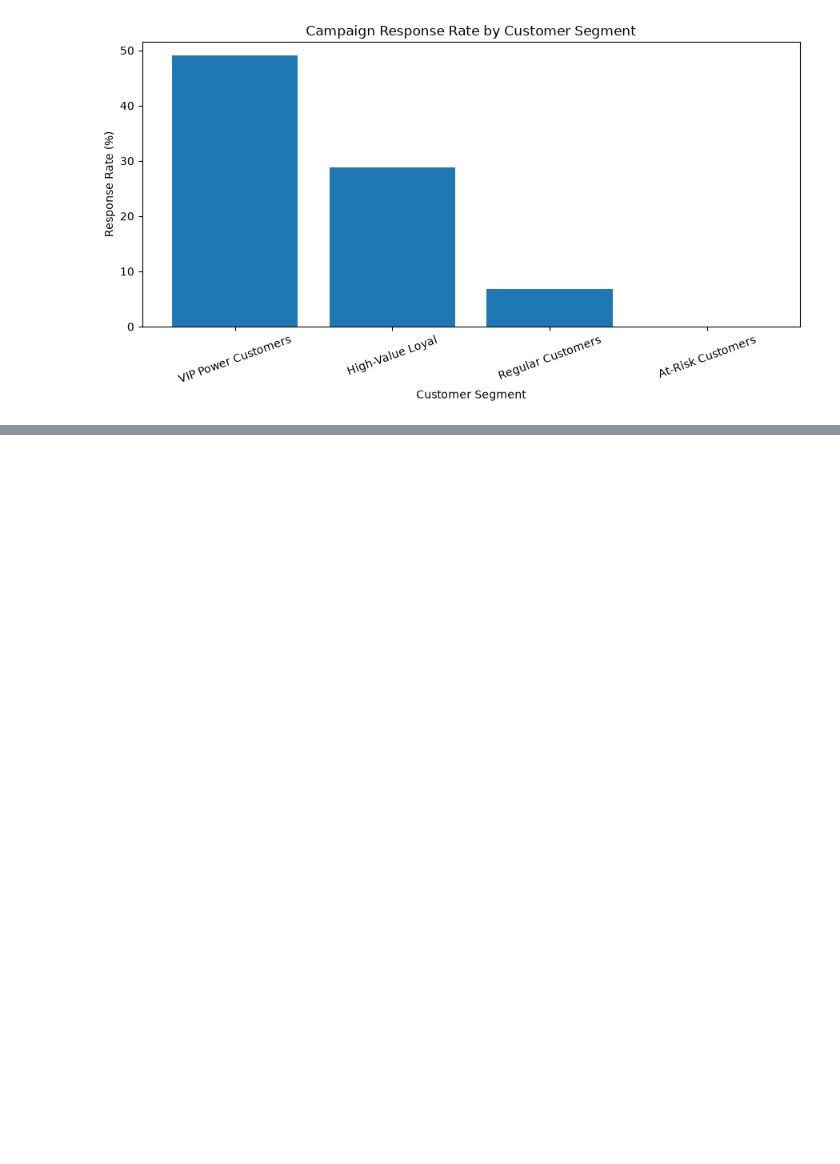
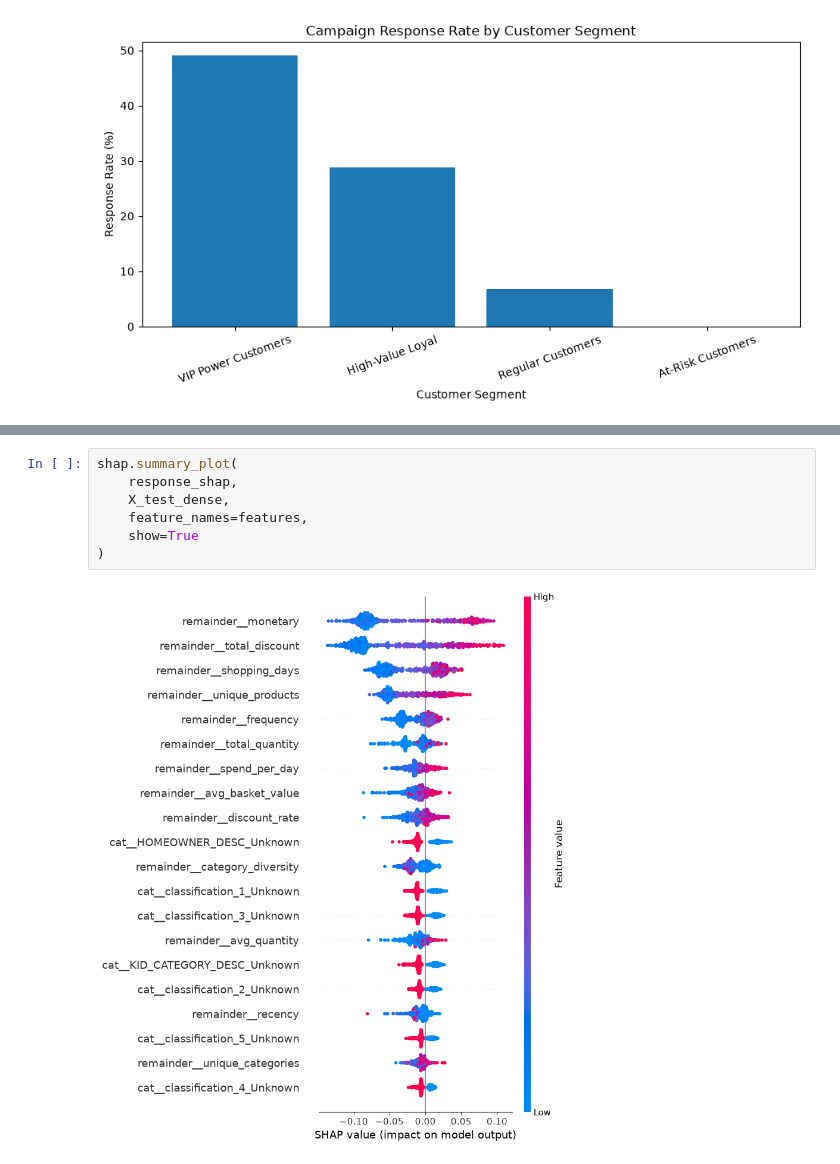
Before and after one commit to varadg7/ConsumerIQ, a Jupyter notebook: notebooks/04_ml_model.ipynb, the cells around one changed output, grey strips where cells are left out. Saved outputs shown, nothing was run; the diff lists cells and outputs as text; blank space fills up the shorter version.

```diff
--- a/notebooks/04_ml_model.ipynb
+++ b/notebooks/04_ml_model.ipynb
@@ -315,0 +354,9 @@ plt.show()
+# %%
+shap.summary_plot(
+    response_shap,
+    X_test_dense,
+    feature_names=features,
+    show=True
+)
+# %% [output]
+[figure, added]
```
Also changed, not shown: parts of 3 cells of this notebook, 2 other files.
